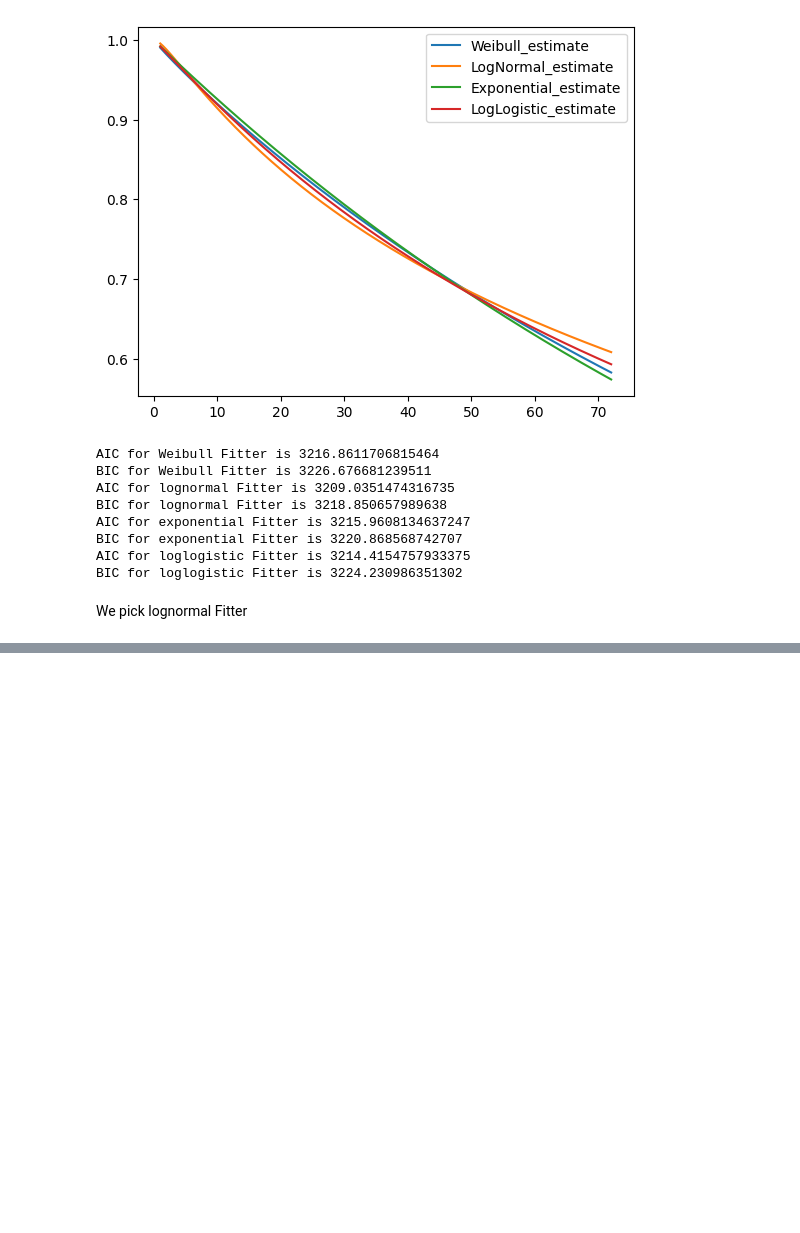
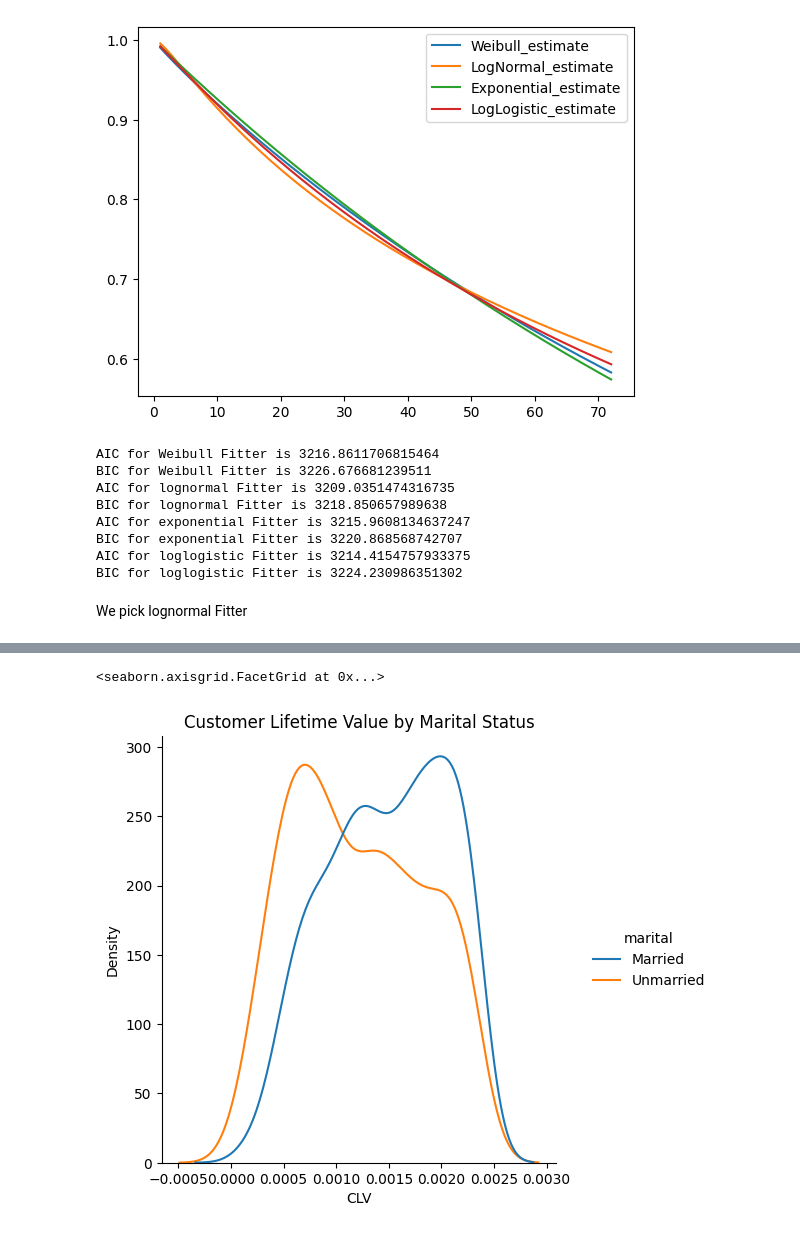
Before and after one commit to yeranosyanvahan/ma_hw3, a Jupyter notebook: main.ipynb, the cells around one changed output, grey strips where cells are left out. Saved outputs shown, nothing was run; the diff lists cells and outputs as text; code cells hidden in the pictures; blank space fills up the shorter version.

```diff
--- a/main.ipynb
+++ b/main.ipynb
@@ -165,0 +147,11 @@ pred # pred for next 100 points or months
+# %%
+pred = best.predict_survival_function(df)
+
+monthly_margin = 1000
+pred = pred*monthly_margin
+drate  = 0.2
+
+pred = pd.DataFrame({c: [pred.iloc[r, c] / ((1 + drate)**(r)) for r in range(72)] for c in range(len(pred.columns))})
+# %%
+df["CLV"] = list(pred.iloc[71])
+originaldf["CLV"] = list(pred.iloc[71])
@@ -165,0 +174,6 @@ pred # pred for next 100 points or months
+# %%
+martial = sns.displot(originaldf, x = 'CLV', kind = 'kde', hue = 'marital')
+martial.set(title='Customer Lifetime Value by Marital Status')
+# %% [output]
+<seaborn.axisgrid.FacetGrid at 0x...>
+[figure, added]
```
Also changed, not shown: parts of 16 cells of this notebook, 1 other file.
